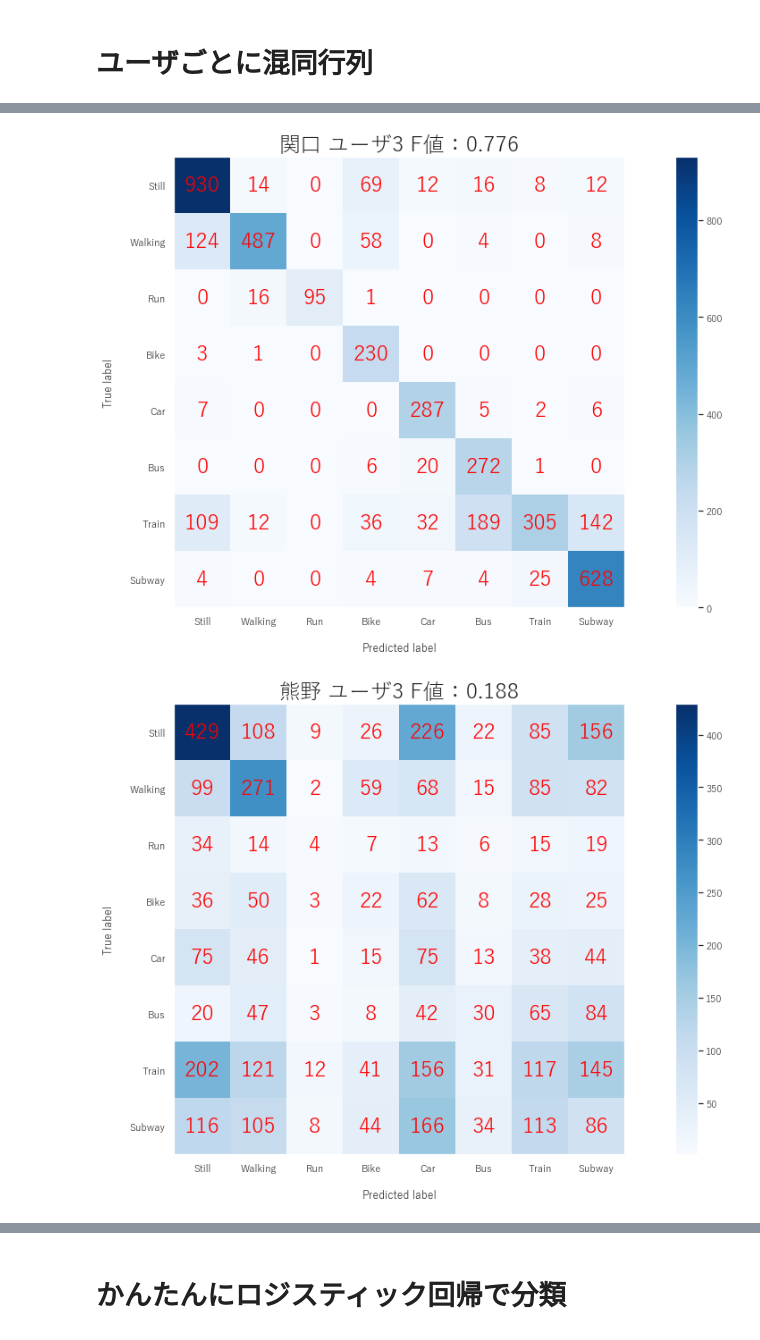
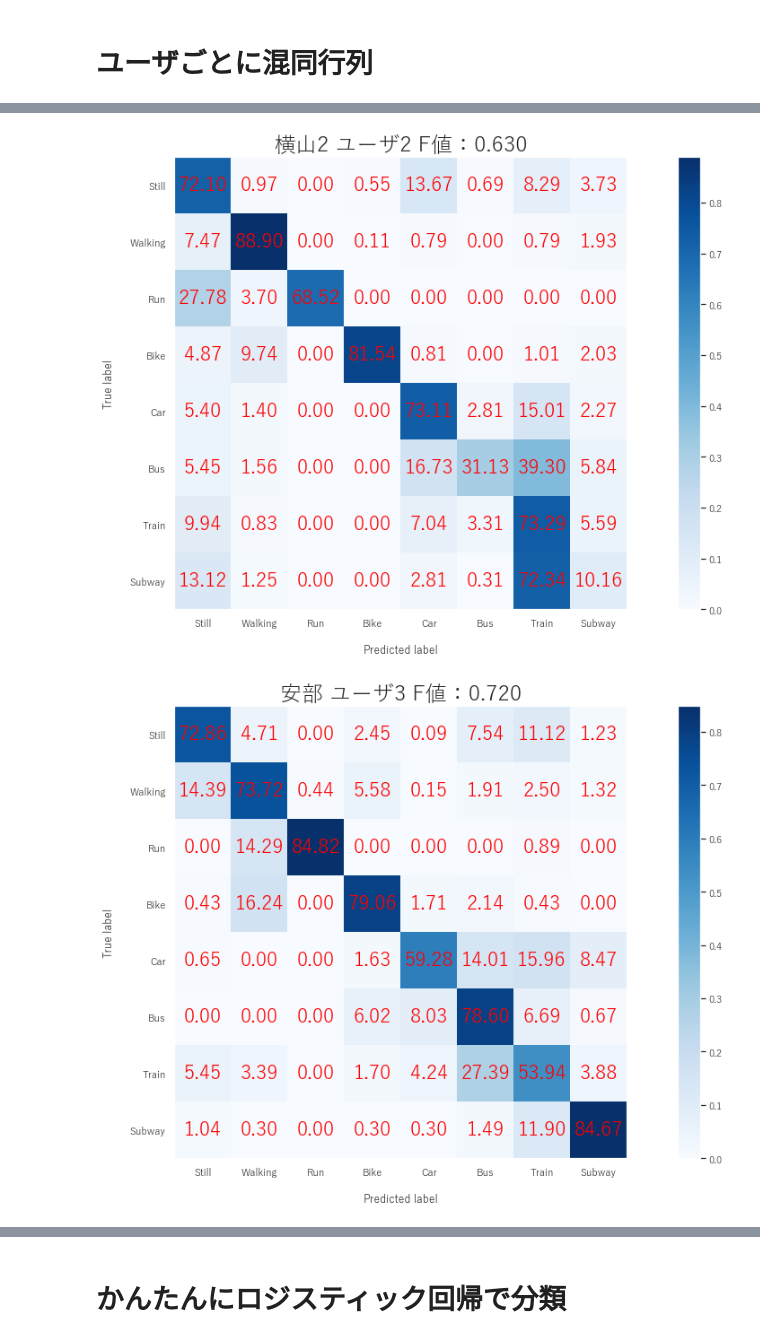
Before and after one commit to nekketsu2010/SHL2020, a Jupyter notebook: Notebook/安部関口分類フロー検証/Hipsパターン2検証.ipynb, the cells around one changed output, grey strips where cells are left out. Drawn from its saved outputs; the diff is of its cells as text; code cells hidden in the pictures.

```diff
--- a/Notebook/安部関口分類フロー検証/Hipsパターン2検証.ipynb
+++ b/Notebook/安部関口分類フロー検証/Hipsパターン2検証.ipynb
@@ -50,7 +50,7 @@ def plot_confusion_matrix(test_y,pred_y,class_names,normalize=False, fontsize=32
     return ax
 # %%
 def rename(kind, hold_position, name):
-    folder_name = "pattern2Hips"
+    folder_name = "pattern2NewTest"
     if kind == "test":
         file_path = folder_name + "/" + kind + "_" + name + "分類_pattern2.npy"
         return file_path
@@ -104,7 +104,8 @@ def pattern2Concat(kind, hold_position, name):
 # %%
 # hold_positions = ["Bag", "Hips", "Torso", "Hand"]
 hold_positions = ["Hips"]
-names = ["安部", "関口", "熊野", "横山"]
+names = ["安部", "安部2", "関口", "熊野", "横山", "横山2"]
+# names = ["安部", "関口", "横山"]
 # names = ["安部", "関口", "熊野"]
 # names = ["安部", "関口"]
 patterns = []
@@ -140,7 +141,7 @@ pattern2.npyのshape (28685,)
 class_names = ["Still", "Walking", "Run", "Bike", "Car", "Bus", "Train", "Subway"]
 
 for pattern, name in zip(patterns, names):
-    plot_confusion_matrix(pattern['label'], pattern[name + "predict"], class_names, normalize=False, fontsize=24)
+    plot_confusion_matrix(pattern['label'], pattern[name + "predict"], class_names, normalize=True, fontsize=22)
     plt.grid(False)
 
     f1 = f1_score(pattern['label'], pattern[name + "predict"], average="macro")
@@ -159,10 +164,10 @@ for pattern, name in zip(patterns, names):
 class_names = ["Still", "Walking", "Run", "Bike", "Car", "Bus", "Train", "Subway"]
 
 for pattern, name in zip(patterns, names):
-    plot_confusion_matrix(pattern[pattern['pattern'] == 2]['label'], pattern[pattern['pattern'] == 2][name + "predict"], class_names, normalize=False, fontsize=24)
+    plot_confusion_matrix(pattern[pattern['pattern'] == 0]['label'], pattern[pattern['pattern'] == 0][name + "predict"], class_names, normalize=True, fontsize=22)
     plt.grid(False)
 
-    f1 = f1_score(pattern[pattern['pattern'] == 2]['label'], pattern[pattern['pattern'] == 2][name + "predict"], average="macro")
+    f1 = f1_score(pattern[pattern['pattern'] == 0]['label'], pattern[pattern['pattern'] == 0][name + "predict"], average="macro")
     plt.title(name + " F値：" + "{0:.3f}".format(f1), fontsize=24)
     print(name, f1)
 # %% [output]
@@ -181,7 +190,7 @@ class_names = ["Still", "Walking", "Run", "Bike", "Car", "Bus", "Train", "Subway
 
 for i in range(2, 4):
     for pattern, name in zip(patterns, names):
-        plot_confusion_matrix(pattern[(pattern['pattern'] == 2) & (pattern['user'] == i)]['label'], pattern[(pattern['pattern'] == 2) & (pattern['user'] == i)][name + "predict"], class_names, normalize=False, fontsize=24)
+        plot_confusion_matrix(pattern[(pattern['pattern'] == 2) & (pattern['user'] == i)]['label'], pattern[(pattern['pattern'] == 2) & (pattern['user'] == i)][name + "predict"], class_names, normalize=True, fontsize=22)
         plt.grid(False)
         f1 = f1_score(pattern[(pattern['pattern'] == 2) & (pattern['user'] == i)]['label'], pattern[(pattern['pattern'] == 2) & (pattern['user'] == i)][name + "predict"], average="macro")
         plt.title(name + " ユーザ" + str(i) + " F値：" + "{0:.3f}".format(f1), fontsize=24)
@@ -203,2 +216,2 @@ for i in range(2, 4):
-[figure, old version]
+[figure, new version]
-[figure, old version]
+[figure, new version]
```
Also changed, not shown: parts of 61 cells of this notebook, 19 other files.
